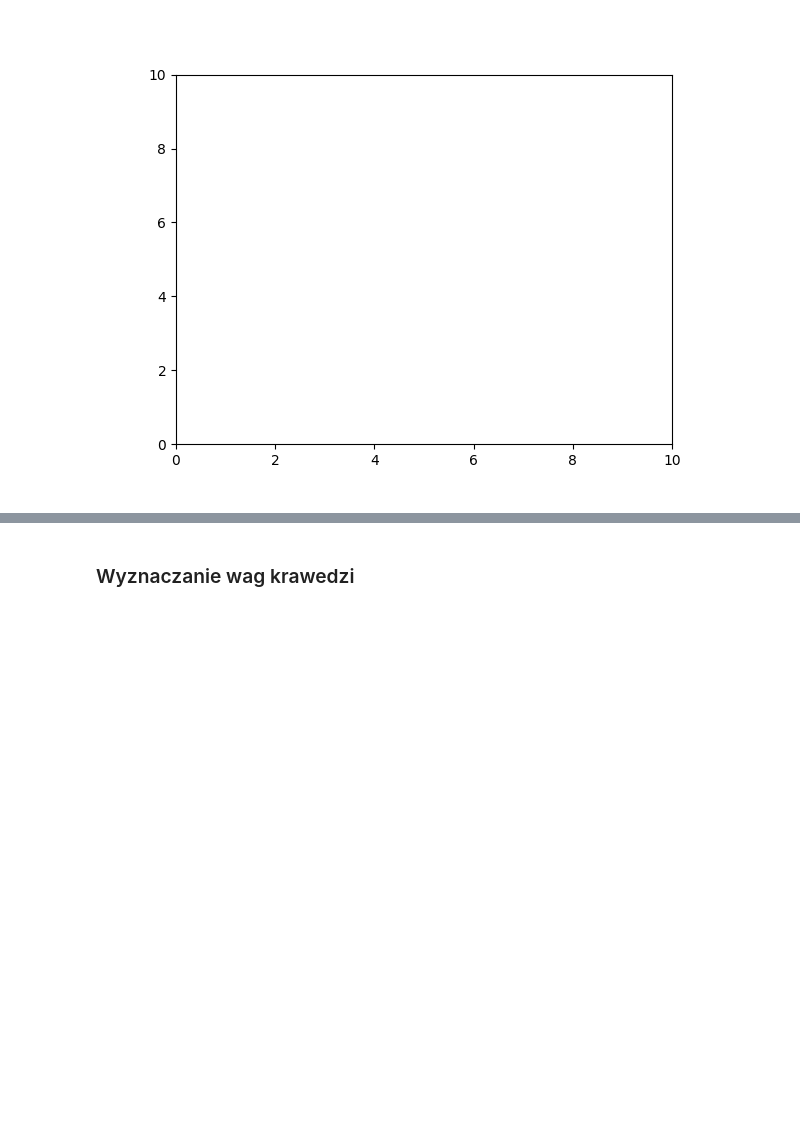
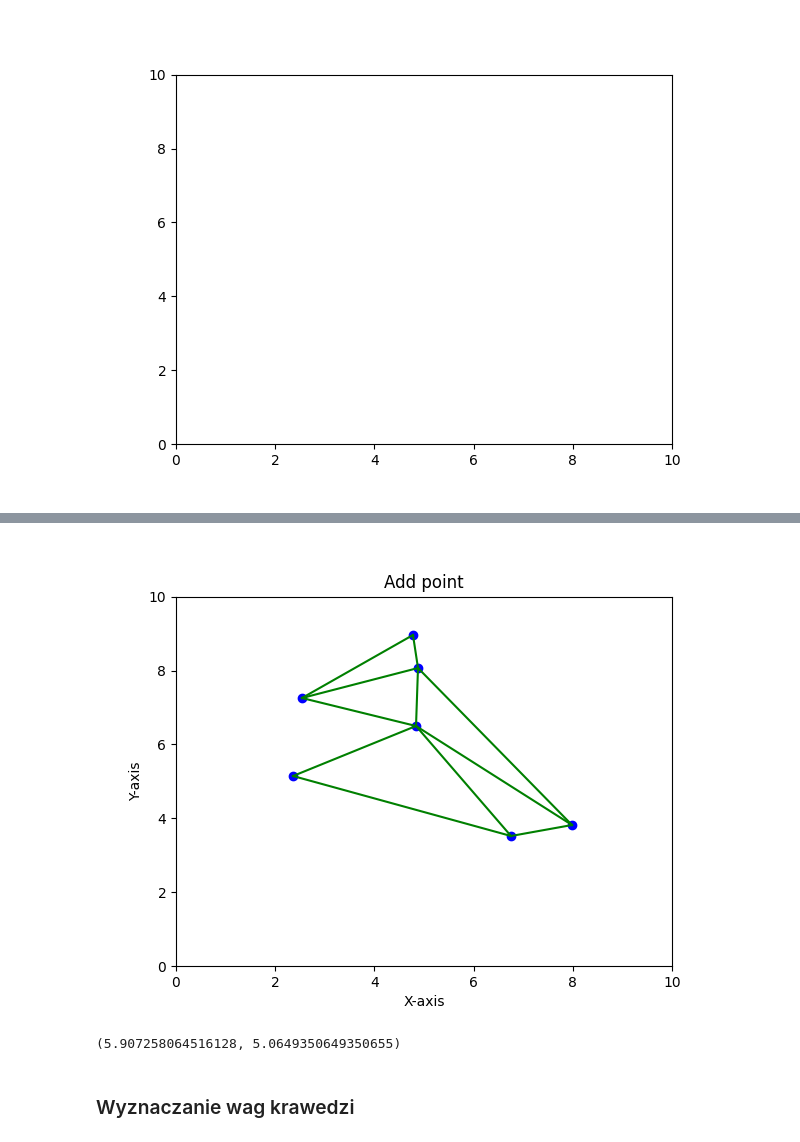
Before and after one commit to mhytrek/Geometric_Algorithms_Project, a Jupyter notebook: separatorsmetod.ipynb, the cells around one changed output, grey strips where cells are left out. Saved outputs shown, nothing was run; the diff lists cells and outputs as text; code cells hidden in the pictures; blank space fills up the shorter version.

Commit message:
Implement loading points from user

```diff
--- a/separatorsmetod.ipynb
+++ b/separatorsmetod.ipynb
@@ -376,3 +370,36 @@ graph.draw_with_arrows()
+# %%
+def collect_point(graph):
+    points = []
+
+    def add_point(event):
+        nonlocal points
+        x = event.xdata
+        y = event.ydata
+
+        if x is not None and y is not None:
+            points.append((x, y))
+            ax.scatter(*points[-1])
+            plt.draw()
+
+
+    fig, ax = graph.draw()
+    plt.xlabel('X-axis')
+    plt.ylabel('Y-axis')
+    plt.title('Add point')
+
+    click_cid = plt.gcf().canvas.mpl_connect('button_press_event', add_point)
+
+
+    return points
+# %%
+points = collect_point(graph)
+# %% [output]
+[figure, added]
+# %%
+point = points[-1] # only last clicked point will matter
+print(point)
+# %% [output]
+(5.907258064516128, 5.0649350649350655)
 # %% [markdown]
 ### Wyznaczanie wag krawedzi
 # %%
```
Also changed, not shown: parts of 6 cells of this notebook.
